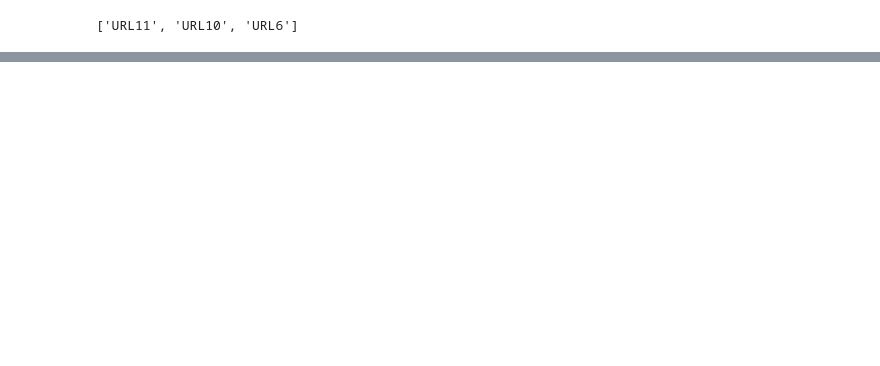
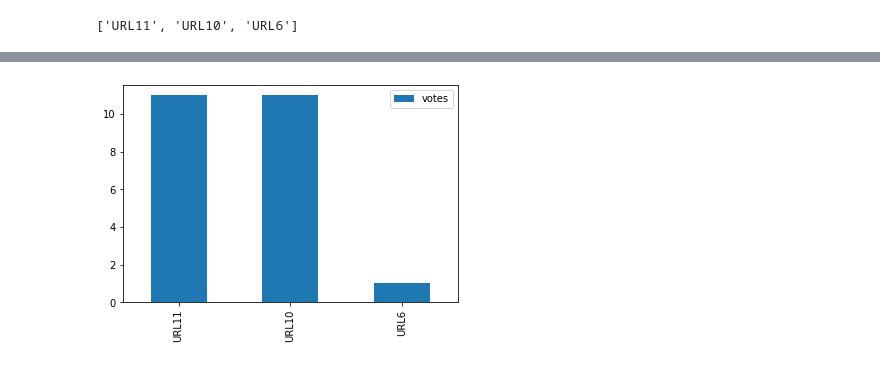
Before and after one commit to NLeSC/balconaz, a Jupyter notebook: notebooks/analysis.ipynb, the cells around one changed output, grey strips where cells are left out. Saved outputs shown, nothing was run; the diff lists cells and outputs as text; code cells hidden in the pictures; blank space fills up the shorter version.

```diff
--- a/notebooks/analysis.ipynb
+++ b/notebooks/analysis.ipynb
@@ -46,0 +69,6 @@ guess = df_raw['Guess'].unique()
+# %%
+# total number of votes per link
+votes_links = create_leaderboard(df_raw,'Current URL','votes')
+votes_links.plot.bar(y='votes'); # plot histogram
+# %% [output]
+[figure, added]
```
Also changed, not shown: parts of 30 cells of this notebook.
